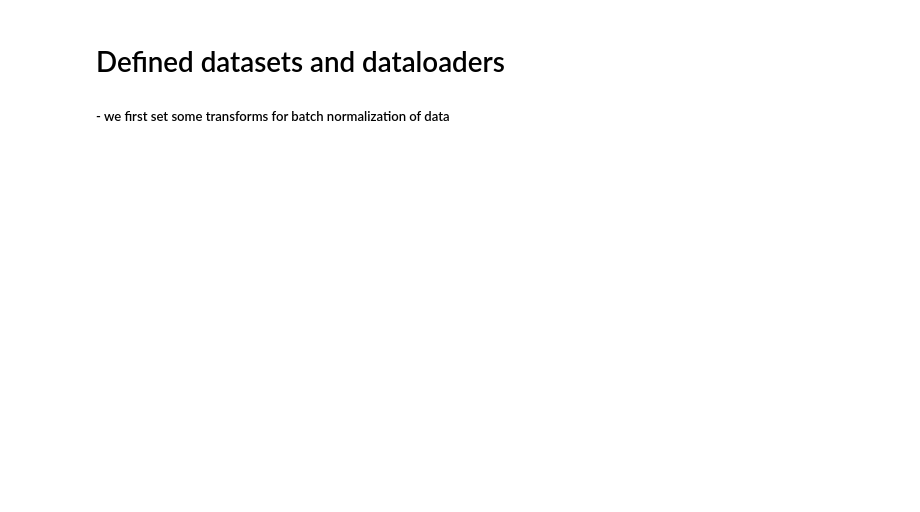
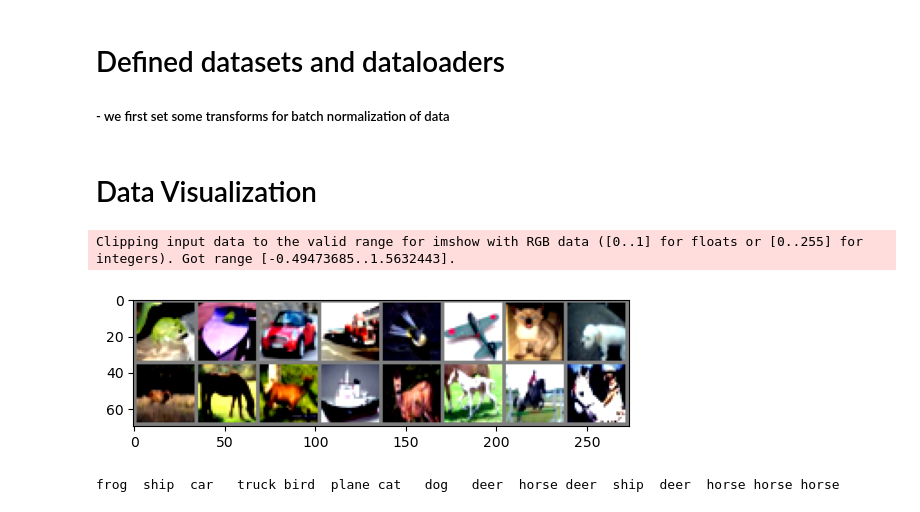
Before and after one commit to AhmadrezaH038/CIFAR10Classifier-App, a Jupyter notebook: simple_classifier.ipynb, the cells around one changed output. Saved outputs shown, nothing was run; the diff lists cells and outputs as text; code cells hidden in the pictures; blank space fills up the shorter version.

Commit message:
Data Visualization ( while batch size is 16 )

```diff
--- a/simple_classifier.ipynb
+++ b/simple_classifier.ipynb
@@ -35,3 +37,30 @@ test_data = datasets.CIFAR10(
 )
 
 test_dataloader = DataLoader(test_data, batch_size=batch_size, shuffle=True)
+# %% [markdown]
+# Data Visualization
+# %%
+classes = ('plane', 'car', 'bird', 'cat',
+           'deer', 'dog', 'frog', 'horse', 'ship', 'truck')
+
+
+
+# functions for showing an image :
+def imshow(img):
+    img = img / 2 + 0.5     # unnormalize
+    npimg = img.numpy()
+    plt.imshow(np.transpose(npimg, (1, 2, 0)))
+    plt.show()
+
+
+# get some random training images
+dataiter = iter(train_dataloader)
+images, labels = next(dataiter)
+
+# show images
+imshow(torchvision.utils.make_grid(images))
+print(' '.join(f'{classes[labels[j]]:5s}' for j in range(batch_size)))
+# %% [output]
+Clipping input data to the valid range for imshow with RGB data ([0..1] for floats or [0..255] for integers). Got range [-0.49473685..1.5632443].
+[figure, added]
+frog  ship  car   truck bird  plane cat   dog   deer  horse deer  ship  deer  horse horse horse
```
Also changed, not shown: parts of 1 cell of this notebook.
